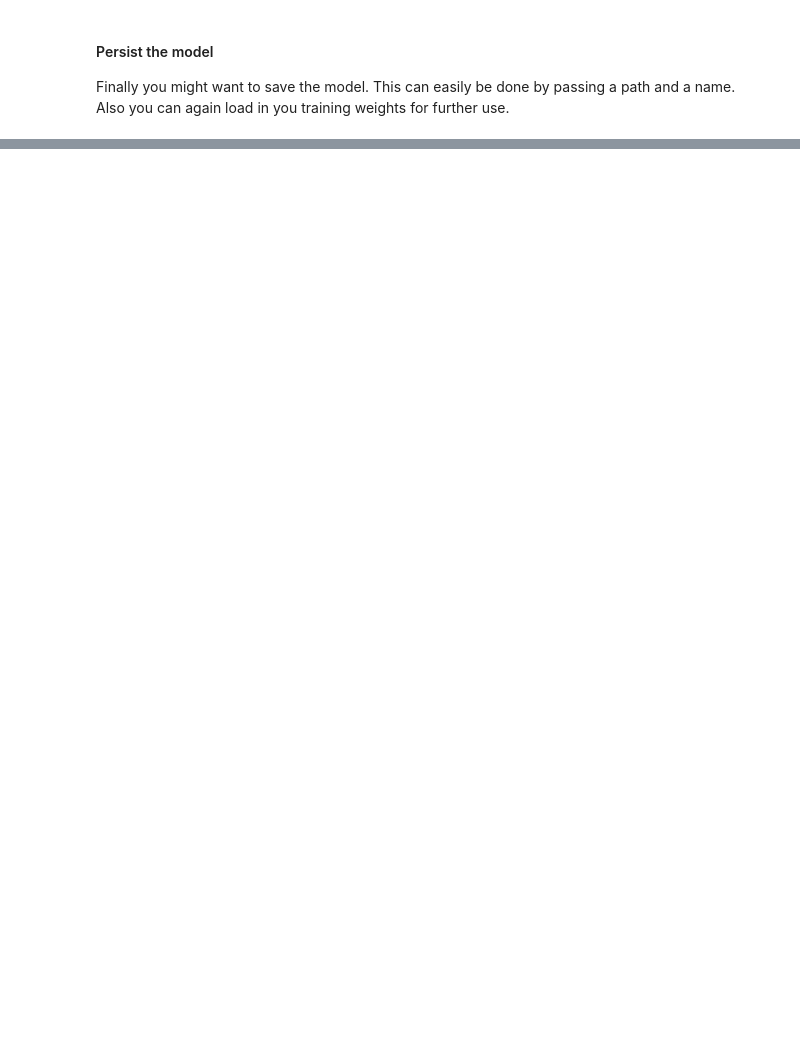
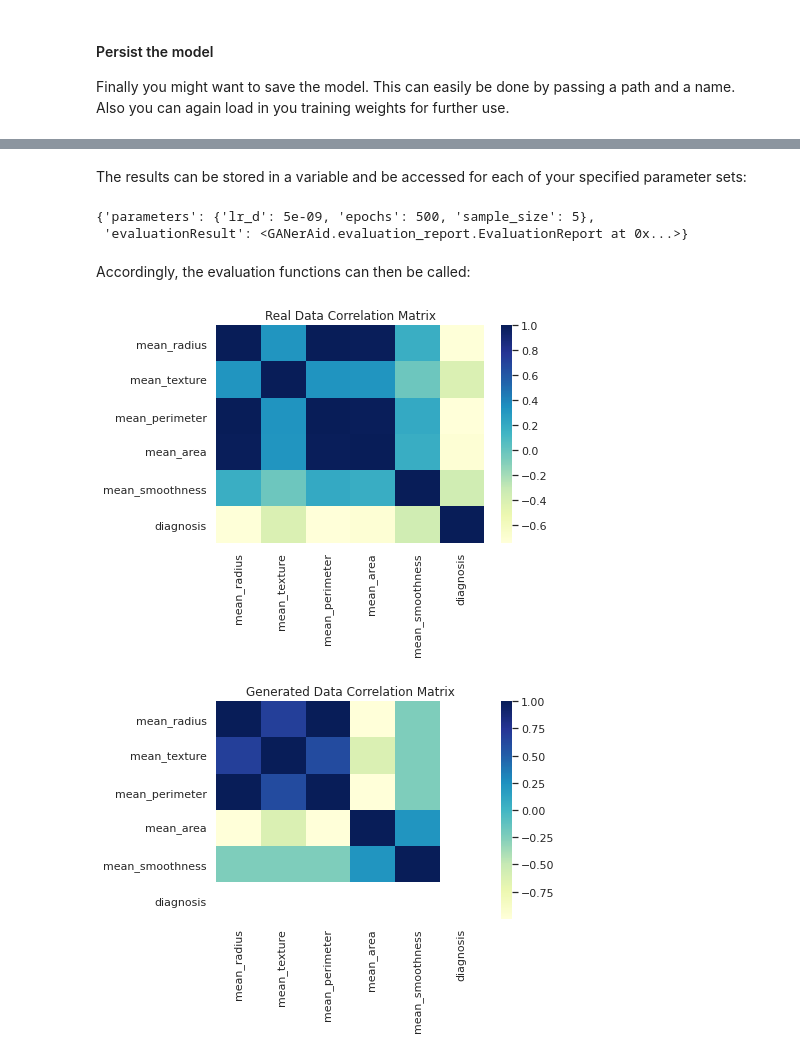
Before and after one commit to TeamGenerAid/GANerAid, a Jupyter notebook: GANerAid_Example_Notebook.ipynb, the cells around one changed output, grey strips where cells are left out. Drawn from its saved outputs; the diff is of its cells as text; code cells hidden in the pictures; blank space fills up the shorter version.

Commit message:
add experiment_runner; adapt infos of readme regarding the experiment_runner

```diff
--- a/GANerAid_Example_Notebook.ipynb
+++ b/GANerAid_Example_Notebook.ipynb
@@ -149,0 +200,7 @@ GANerAidgan.load("./test/MY_VERY_BEST_GAN.gan", device)
+# %%
+#define parameters
+parameters = [{'lr_d': 5e-4, 'epochs': 500, 'sample_size': 5},
+              {'lr_d': 5e-9, 'epochs': 500, 'sample_size': 5}]
+
+#create exepriment runner instance
+ex_runner = ExperimentRunner(device, original_data, parameters)
@@ -149,0 +209,3 @@ GANerAidgan.load("./test/MY_VERY_BEST_GAN.gan", device)
+# %%
+#execute experiments and save trained models
+experiment_results = ex_runner.execute_experiment(save_models=True, save_path="experiment")
@@ -149,0 +235,15 @@ GANerAidgan.load("./test/MY_VERY_BEST_GAN.gan", device)
+# %% [markdown]
+The results can be stored in a variable and be accessed for each of your specified parameter sets:
+# %%
+#evaluation results are stored each as a dictionary in a list and can be sperately analysed
+experiment_results[1]
+# %% [output]
+{'parameters': {'lr_d': 5e-09, 'epochs': 500, 'sample_size': 5},
+ 'evaluationResult': <GANerAid.evaluation_report.EvaluationReport at 0x...>}
+# %% [markdown]
+Accordingly, the evaluation functions can then be called:
+# %%
+experiment_results[1]['evaluationResult'].plot_correlation()
+# %% [output]
+[figure, added]
+[figure, added]
```
Also changed, not shown: parts of 22 cells of this notebook, 1 other file.
